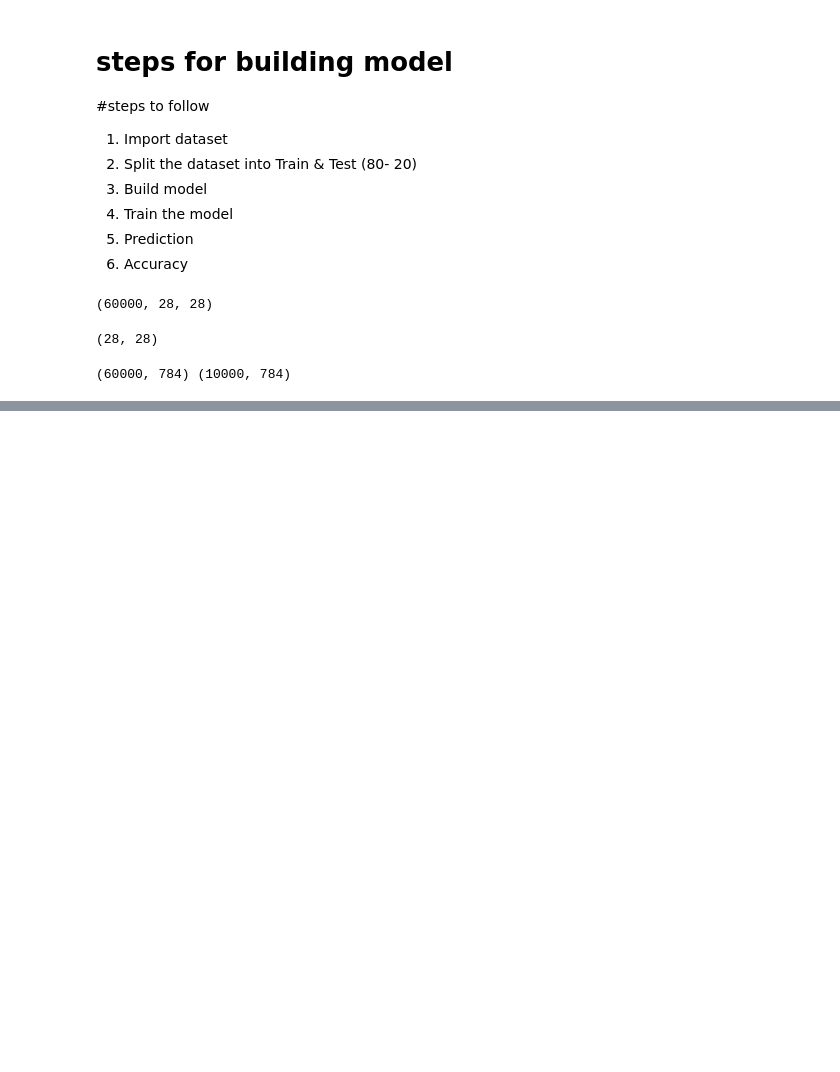
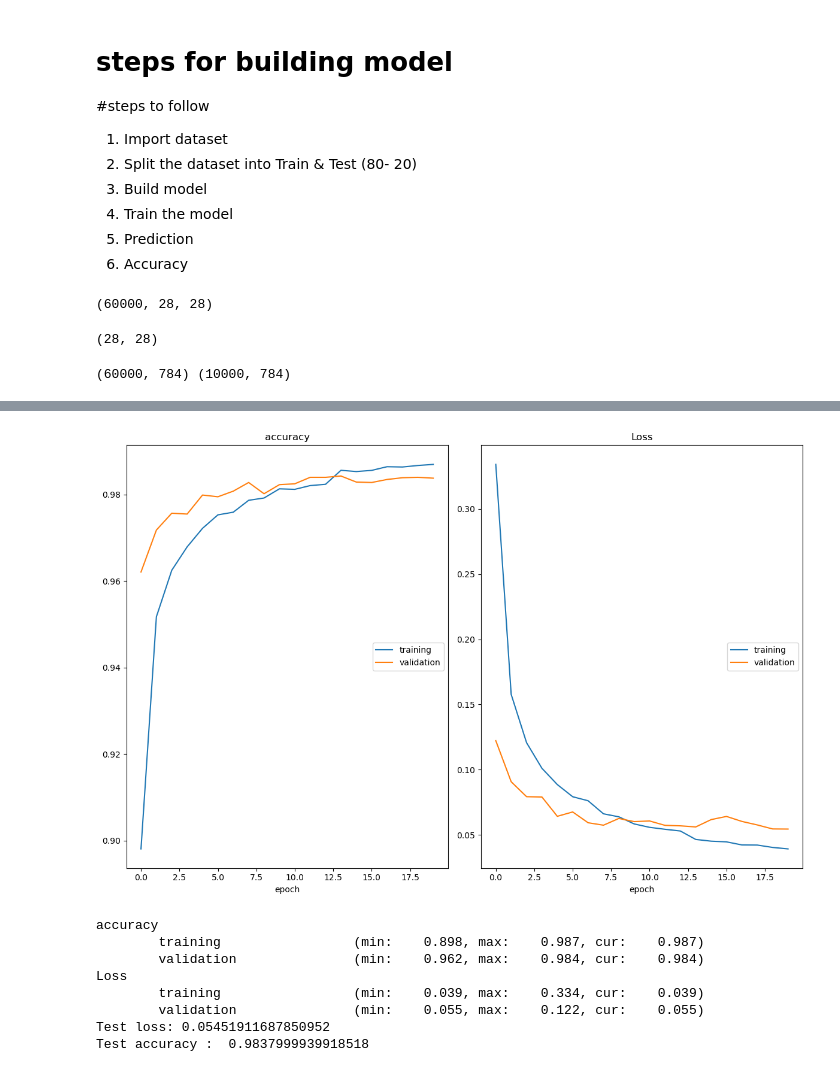
Before and after one commit to Abhishek-m-Talavar/Training_-_Anuthi, a Jupyter notebook: Deep Learning/Keras.ipynb, the cells around one changed output, grey strips where cells are left out. Saved outputs shown, nothing was run; the diff lists cells and outputs as text; code cells hidden in the pictures; blank space fills up the shorter version.

```diff
--- a/Deep Learning/Keras.ipynb
+++ b/Deep Learning/Keras.ipynb
@@ -43,0 +241,7 @@ print(X_train.shape)
+# %%
+#reshape data
+
+X_train = X_train.reshape((X_train.shape[0], NUM_ROWS * NUM_COLS))
+X_train = X_train.astype('float32') / 225
+X_test = X_test.reshape((X_test.shape[0], NUM_ROWS* NUM_COLS))
+X_test = X_test.astype('float32') / 225
@@ -43,0 +252,4 @@ print(X_train.shape)
+# %%
+#categorically encode labels
+Y_train = to_categorical(Y_train, NUM_CLASSES)
+Y_test = to_categorical(Y_test, NUM_CLASSES)
@@ -43,0 +281,8 @@ print(X_train.shape)
+# %%
+#build neural network
+model = models.Sequential()
+model.add(Dense(512, activation = 'relu', input_shape=(NUM_ROWS * NUM_COLS,)))
+model.add(Dropout(0.5))
+model.add(Dense(256, activation='relu'))
+model.add(Dropout(0.25))
+model.add(Dense(10, activation='softmax'))
@@ -43,0 +309,28 @@ print(X_train.shape)
+# %%
+#compile Model
+model.compile(optimizer='adam',
+             loss='categorical_crossentropy',
+             metrics=['accuracy']
+             )
+# %%
+#Fit model
+model.fit(X_train, Y_train,
+         batch_size = BATCH_SIZE,
+         epochs=20,
+         callbacks=[plot_losses],
+         verbose=0,
+         validation_data=(X_test, Y_test))
+
+score = model.evaluate(X_test, Y_test, verbose=0)
+print('Test loss:' ,score[0])
+print('Test accuracy : ', score[1])
+# %% [output]
+[figure, added]
+accuracy
+        training                 (min:    0.898, max:    0.987, cur:    0.987)
+        validation               (min:    0.962, max:    0.984, cur:    0.984)
+Loss
+        training                 (min:    0.039, max:    0.334, cur:    0.039)
+        validation               (min:    0.055, max:    0.122, cur:    0.055)
+Test loss: 0.05451911687850952
+Test accuracy :  0.9837999939918518
```
Also changed, not shown: parts of 29 cells of this notebook.
